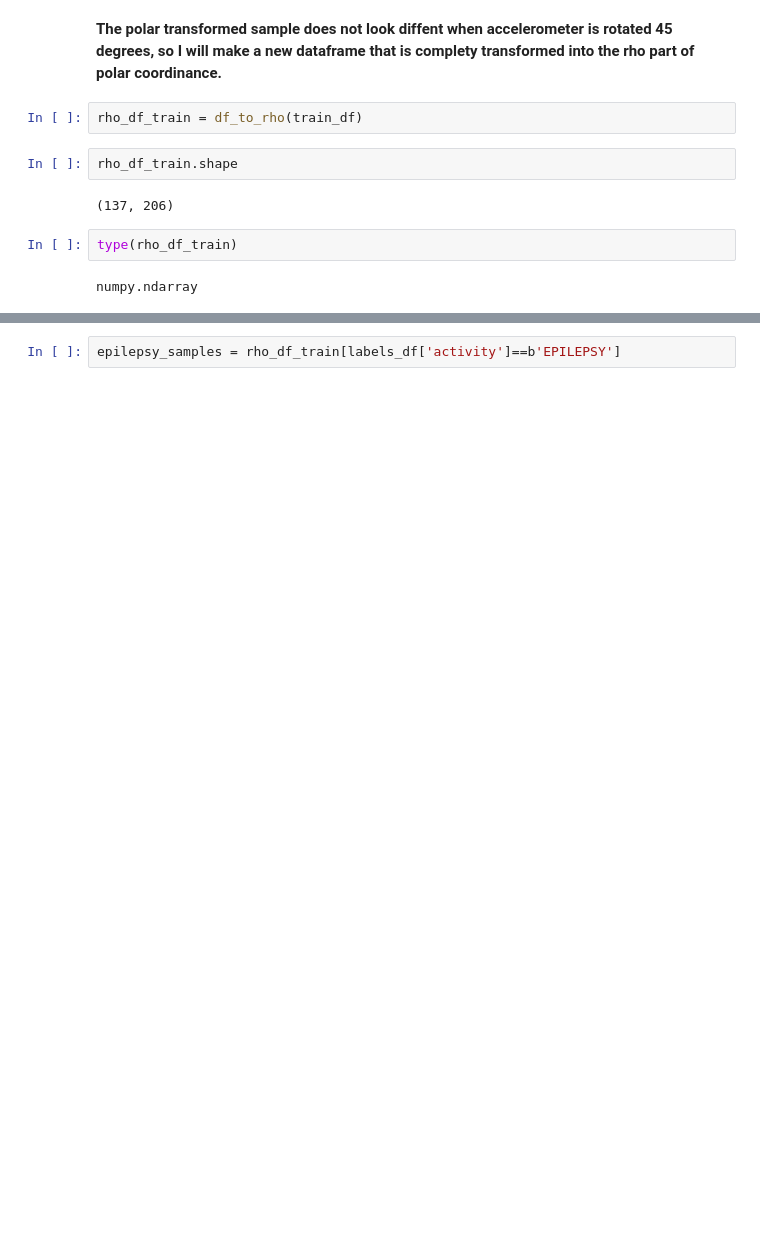
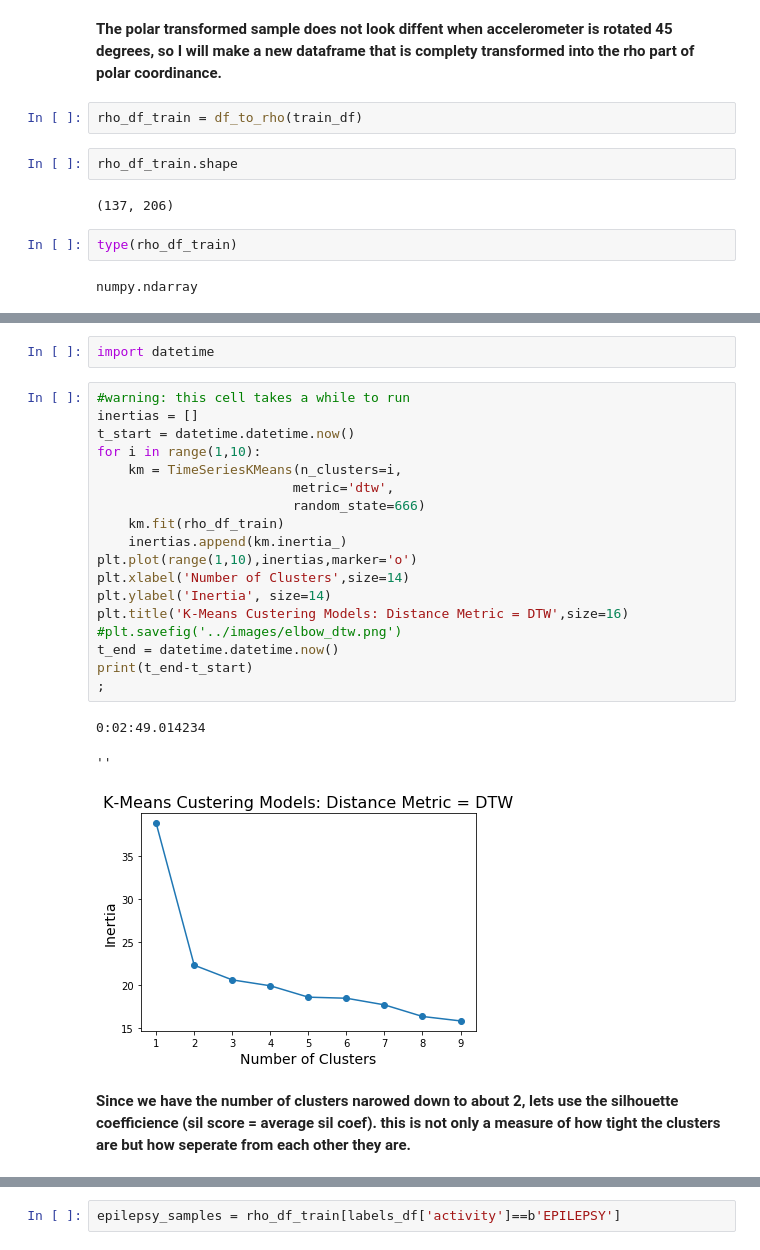
Before and after one commit to Iguanacolossus/Capstone3-TBA, a Jupyter notebook: notebooks/HAR-clustering.ipynb, the cells around one changed output, grey strips where cells are left out. Cells and saved outputs as stored; diff of their text form; blank space fills up the shorter version.

Commit message:
just went re-went though clustering and found a problem

```diff
--- a/notebooks/HAR-clustering.ipynb
+++ b/notebooks/HAR-clustering.ipynb
@@ -281,0 +238,26 @@ make_sil_plot(rho_df_train,y_km2,metric=DTW,fitted_model=km2)
+# %%
+import datetime
+# %%
+#warning: this cell takes a while to run
+inertias = []
+t_start = datetime.datetime.now()
+for i in range(1,10):
+    km = TimeSeriesKMeans(n_clusters=i,
+                         metric='dtw',
+                         random_state=666)
+    km.fit(rho_df_train)
+    inertias.append(km.inertia_)
+plt.plot(range(1,10),inertias,marker='o')
+plt.xlabel('Number of Clusters',size=14)
+plt.ylabel('Inertia', size=14)
+plt.title('K-Means Custering Models: Distance Metric = DTW',size=16)
+#plt.savefig('../images/elbow_dtw.png')
+t_end = datetime.datetime.now()
+print(t_end-t_start)
+;
+# %% [output]
+0:02:49.014234
+''
+[figure, added]
+# %% [markdown]
+**Since we have the number of clusters narowed down to about 2, lets use the silhouette coefficience (sil score = average sil coef). this is not only a measure of how tight  the clusters are but how seperate from each other they are.**
```
Also changed, not shown: parts of 64 cells of this notebook, 1 other file.
